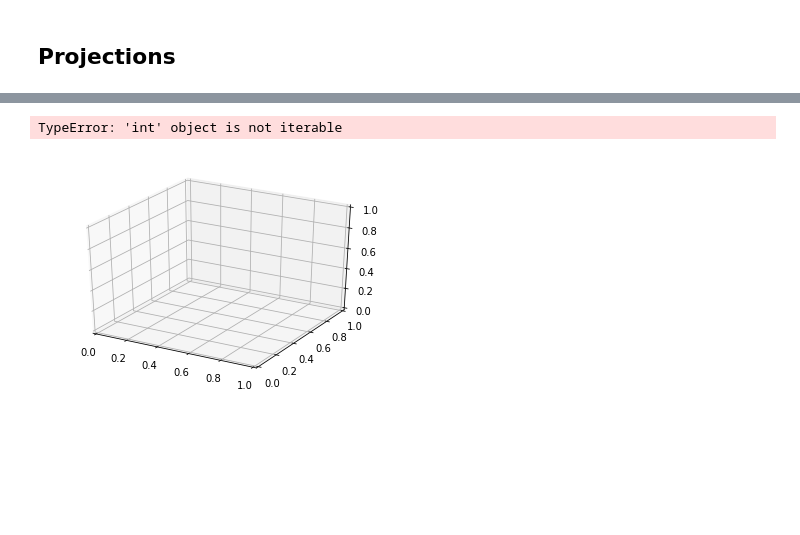
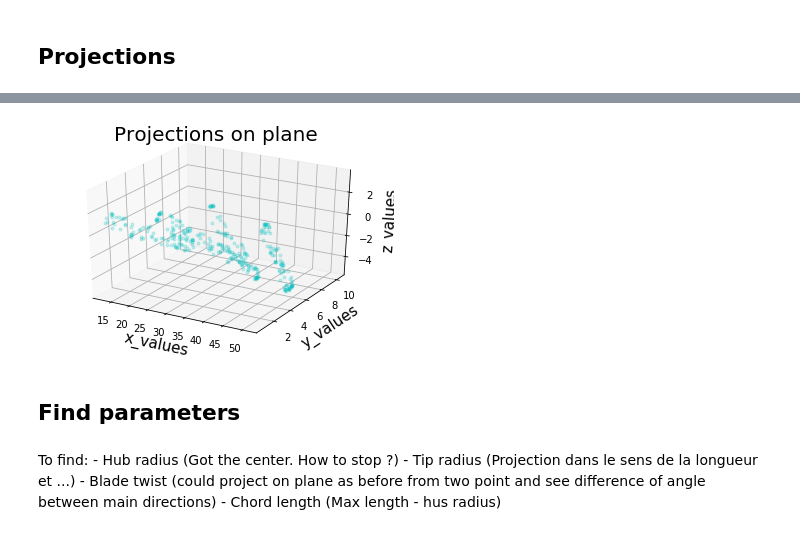
Before and after one commit to PaulineMauryL/PropellerProject, a Jupyter notebook: main.ipynb, the cells around one changed output, grey strips where cells are left out. Cells and saved outputs as stored; diff of their text form; code cells hidden in the pictures; blank space fills up the shorter version.

Commit message:
solved projection

```diff
--- a/main.ipynb
+++ b/main.ipynb
@@ -38,36 +85,57 @@ couples = couple_all_planes(proj_down, proj_up, nb_seg)
+# %%
+from myMathFunction import point_on_plane
+def project_couple(plane, proj_up, proj_down):
+    projection = []
+    for i in range(len(proj_up)):
+        projection.append( point_on_plane( proj_up[i], proj_down[i], plane ) )
+
+    return projection
 # %%
-def project_all_couples(couples, planes, proj_up, proj_down):
-    plan_df = {}
+def project_all_couples(couples, planes, up, down):
+    projections_df = {}
+    projections_df['points'] = []
+
     projections = []
+    labels = ['X', 'Y', 'Z']
 
     for i, couple in enumerate(couples):
-        projections.append( project_couple(couple, planes[i+1], proj_up[i], proj_down[i]) )
+        projections.append( project_couple(planes[i+1], up[i], down[i]) )
 
     for i, plan in enumerate(projections):
-        plan_df[i] = pd.DataFrame(plan)
+        projections_df['points'].append( pd.DataFrame(plan, columns = labels) )
 
-    return plan_df
+    return projections_df
 # %%
-projections = project_all_couples(couples, planes, proj_up, proj_down)
+projections_df = project_all_couples(couples, planes, up, down)
 # %%
 from mpl_toolkits.mplot3d import Axes3D
 from mpl_toolkits.mplot3d import proj3d
 from matplotlib.patches import FancyArrowPatch
 import matplotlib.pyplot as plt
 
-def plot_final_projections(projections):
+def plot_final_projections(projections_df):
     fig = plt.figure()
     ax = fig.add_subplot(111, projection='3d')
-    for plan in projections:
-        for elem in plan:
-            ax.plot(elem[0], elem[1], elem[2], 'co', markersize=3, alpha=0.2)
+    for plan in projections_df["points"]:
+        #print(plan)
+        ax.plot(plan['X'], plan['Y'], plan['Z'], 'co', markersize=3, alpha=0.2)
+        #for elem in plan.iterrows():
+         #   ax.plot(elem[0], elem[1], elem[2], 'co', markersize=3, alpha=0.2)
     ax.set_xlabel('x_values', fontsize=15)
     ax.set_ylabel('y_values', fontsize=15)
     ax.set_zlabel('z_values', fontsize=15)
     plt.title('Projections on plane', fontsize=20)
     plt.show()
+    fig.savefig('Projections_on_plane.png')
 # %%
-plot_final_projections(projections)
+plot_final_projections(projections_df)
 # %% [output]
-TypeError: 'int' object is not iterable
-[figure, old version]
+[figure, new version]
+# %% [markdown]
+## Find parameters
+# %% [markdown]
+To find:
+    - Hub radius (Got the center. How to stop ?)
+    - Tip radius (Projection dans le sens de la longueur et ...)
+    - Blade twist (could project on plane as before from two point and see difference of angle between main directions)
+    - Chord length (Max length - hus radius)
```
Also changed, not shown: parts of 8 cells of this notebook, 2 other files.
